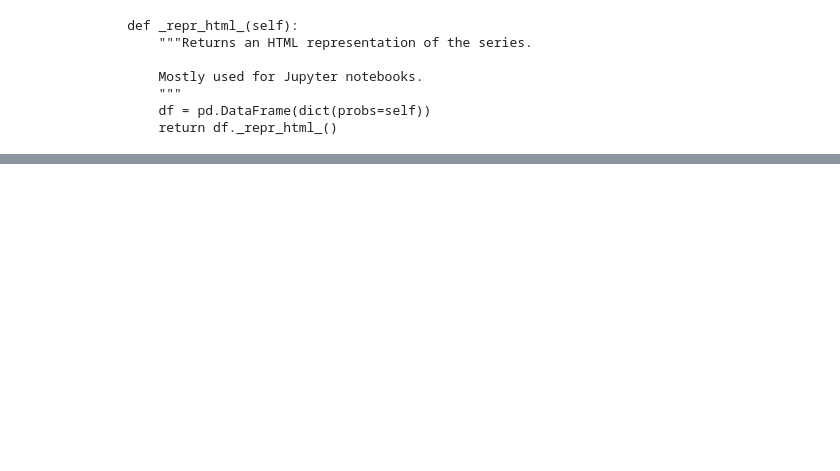
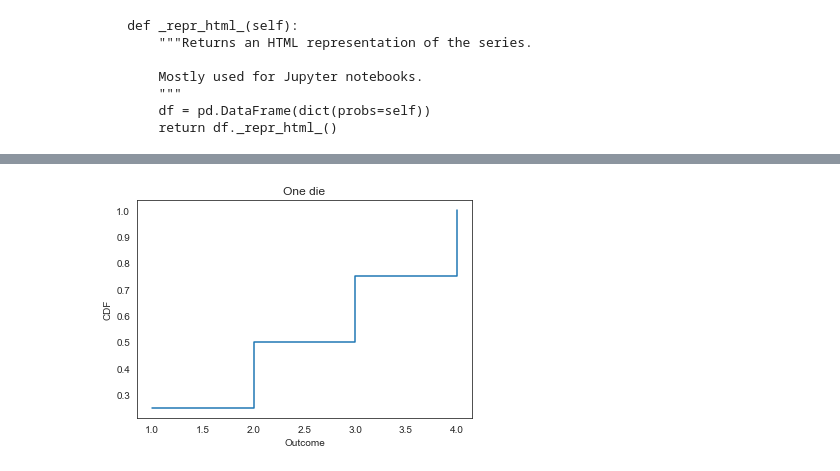
Before and after one commit to AllenDowney/empiricaldist, a Jupyter notebook: empyrical_dist/cdf.ipynb, the cells around one changed output, grey strips where cells are left out. Cells and saved outputs as stored; diff of their text form; code cells hidden in the pictures; blank space fills up the shorter version.

```diff
--- a/empyrical_dist/cdf.ipynb
+++ b/empyrical_dist/cdf.ipynb
@@ -110,0 +259,5 @@ And we can compute its mean (which only works if it's normalized).
+# %%
+d4.step()
+decorate_dice('One die')
+# %% [output]
+[figure, added]
```
Also changed, not shown: parts of 128 cells of this notebook, 2 other files.
